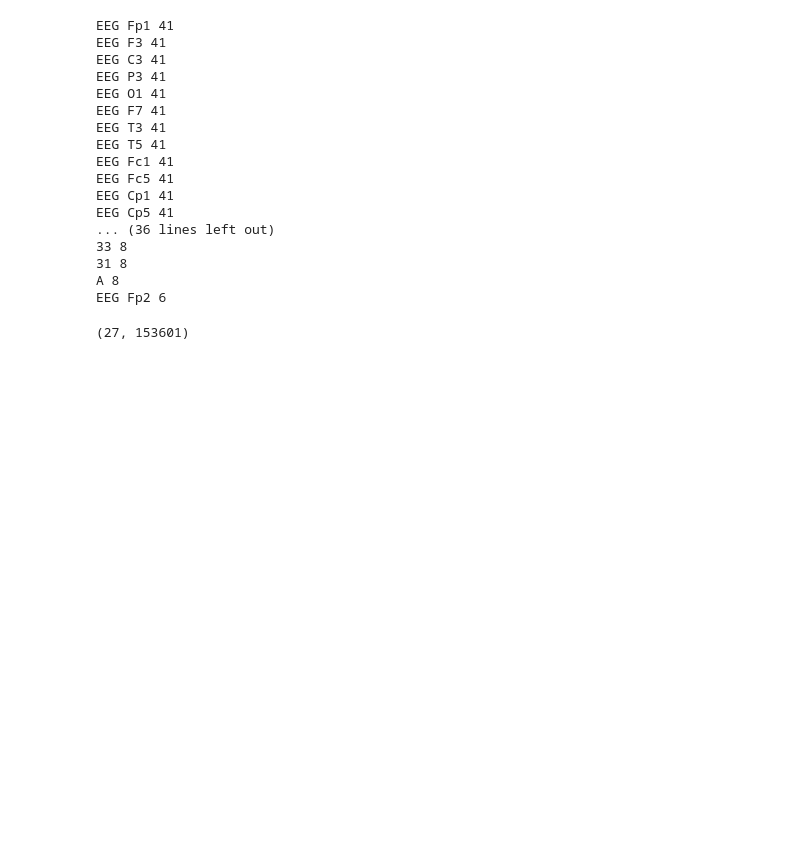
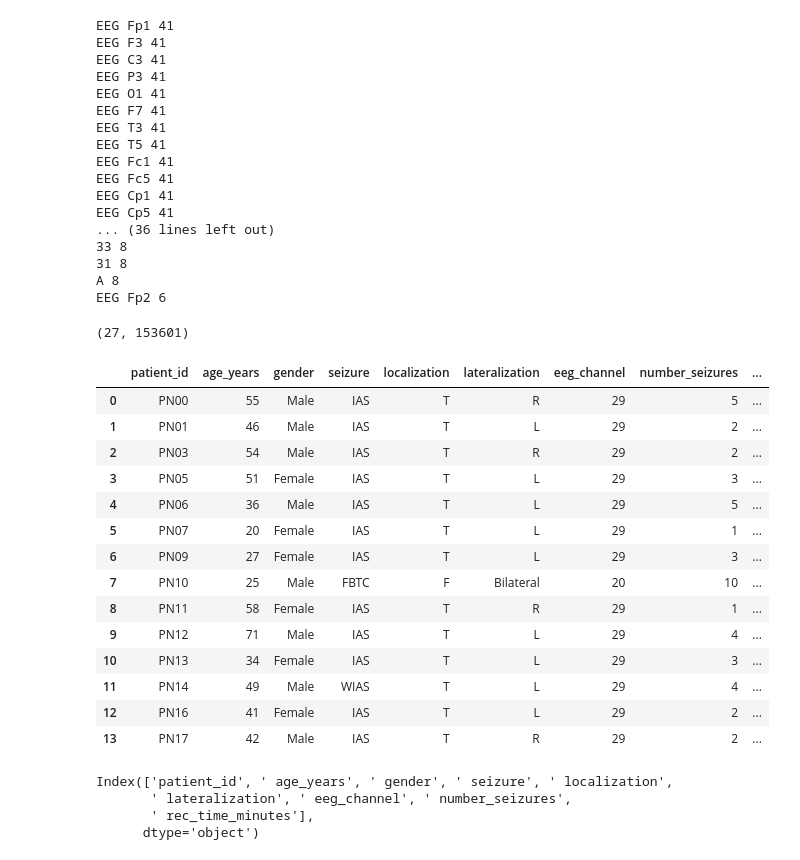
Before and after one commit to DiyaGhorpade/EEG-based-Seizure-Detection, a Jupyter notebook: data_exploration.ipynb, the cells around one changed output. Drawn from its saved outputs; the diff is of its cells as text; code cells hidden in the pictures; blank space fills up the shorter version.

```diff
--- a/data_exploration.ipynb
+++ b/data_exploration.ipynb
@@ -115,3 +116,29 @@ X = npz["data"]
 print(X.shape)
 # %% [output]
 (27, 153601)
+# %%
+df = pd.read_csv("patient_metadata.csv")
+df
+# %% [output]
+|  | patient_id | age_years | gender | seizure | localization | lateralization | eeg_channel | number_seizures | ... |
+| 0 | PN00 | 55 | Male | IAS | T | R | 29 | 5 | ... |
+| 1 | PN01 | 46 | Male | IAS | T | L | 29 | 2 | ... |
+| 2 | PN03 | 54 | Male | IAS | T | R | 29 | 2 | ... |
+| 3 | PN05 | 51 | Female | IAS | T | L | 29 | 3 | ... |
+| 4 | PN06 | 36 | Male | IAS | T | L | 29 | 5 | ... |
+| 5 | PN07 | 20 | Female | IAS | T | L | 29 | 1 | ... |
+| 6 | PN09 | 27 | Female | IAS | T | L | 29 | 3 | ... |
+| 7 | PN10 | 25 | Male | FBTC | F | Bilateral | 20 | 10 | ... |
+| 8 | PN11 | 58 | Female | IAS | T | R | 29 | 1 | ... |
+| 9 | PN12 | 71 | Male | IAS | T | L | 29 | 4 | ... |
+| 10 | PN13 | 34 | Female | IAS | T | L | 29 | 3 | ... |
+| 11 | PN14 | 49 | Male | WIAS | T | L | 29 | 4 | ... |
+| 12 | PN16 | 41 | Female | IAS | T | L | 29 | 2 | ... |
+| 13 | PN17 | 42 | Male | IAS | T | R | 29 | 2 | ... |
+# %%
+df.columns
+# %% [output]
+Index(['patient_id', ' age_years', ' gender', ' seizure', ' localization',
+       ' lateralization', ' eeg_channel', ' number_seizures',
+       ' rec_time_minutes'],
+      dtype='object')
```
Also changed, not shown: parts of 1 cell of this notebook, 5 other files.
